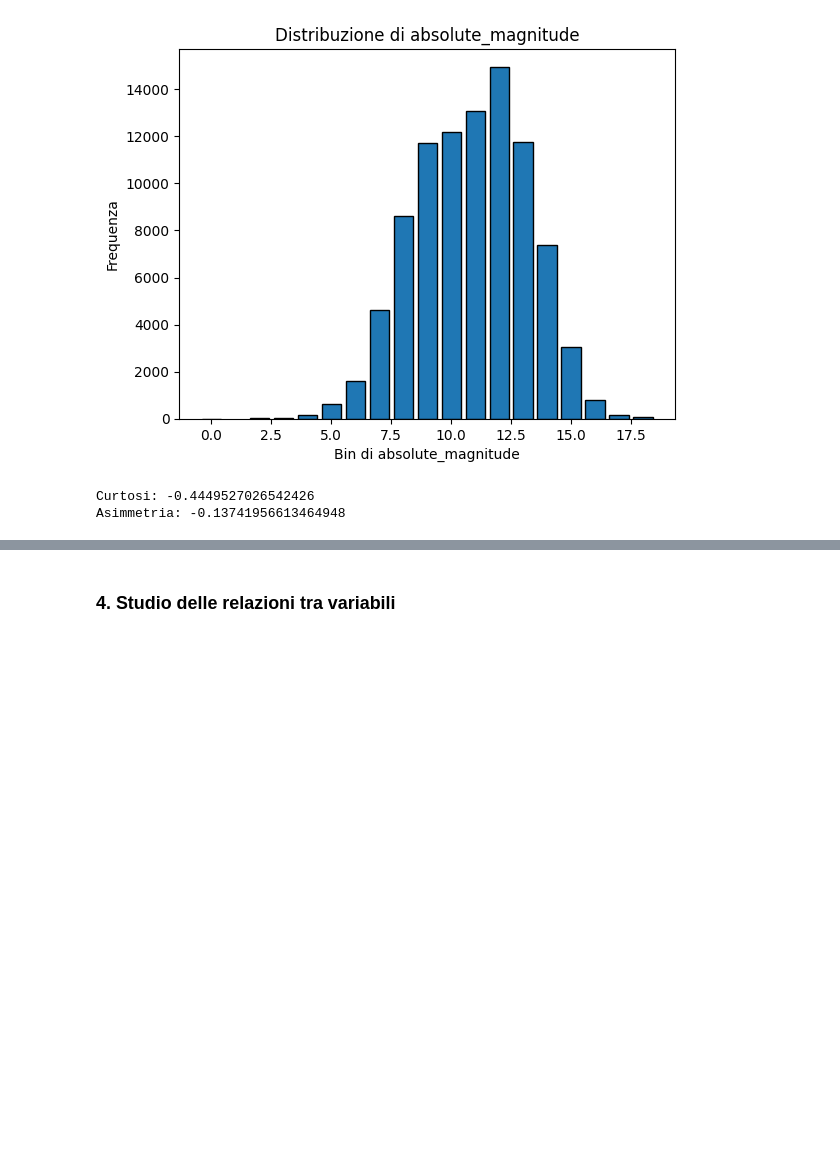
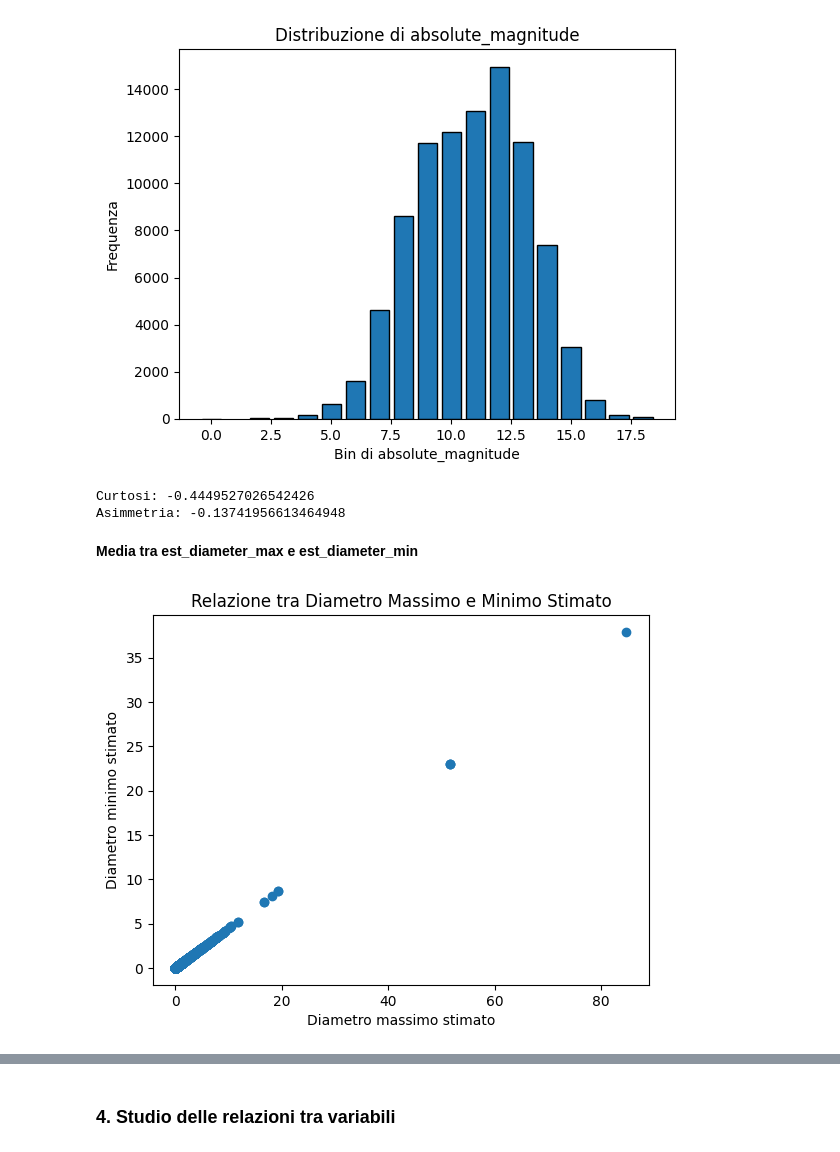
Before and after one commit to LolloMagicMagia/ML-Laboratory, a Jupyter notebook: Progetto.ipynb, the cells around one changed output, grey strips where cells are left out. Saved outputs shown, nothing was run; the diff lists cells and outputs as text; code cells hidden in the pictures; blank space fills up the shorter version.

```diff
--- a/Progetto.ipynb
+++ b/Progetto.ipynb
@@ -413,3 +413,17 @@ print(f"Asimmetria: {df['absolute_magnitude'].skew()}")
 # %% [output]
 Curtosi: -0.4449527026542426
 Asimmetria: -0.13741956613464948
+# %% [markdown]
+**Media tra est_diameter_max e est_diameter_min**
+# %%
+# Aggiungi la variabile di media
+df['media_diametro'] = (df['est_diameter_max'] + df['est_diameter_min']) / 2
+
+# Crea un grafico a dispersione per visualizzare la relazione tra est_diameter_max e est_diameter_min
+plt.scatter(df['est_diameter_max'], df['est_diameter_min'])
+plt.xlabel('Diametro massimo stimato')
+plt.ylabel('Diametro minimo stimato')
+plt.title('Relazione tra Diametro Massimo e Minimo Stimato')
+plt.show()
+# %% [output]
+[figure, added]
```
Also changed, not shown: parts of 5 cells of this notebook.
